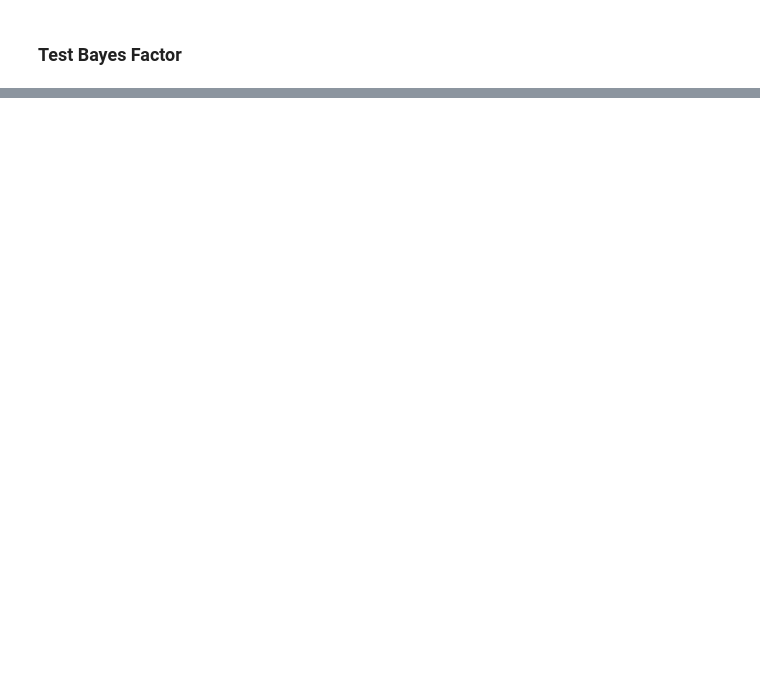
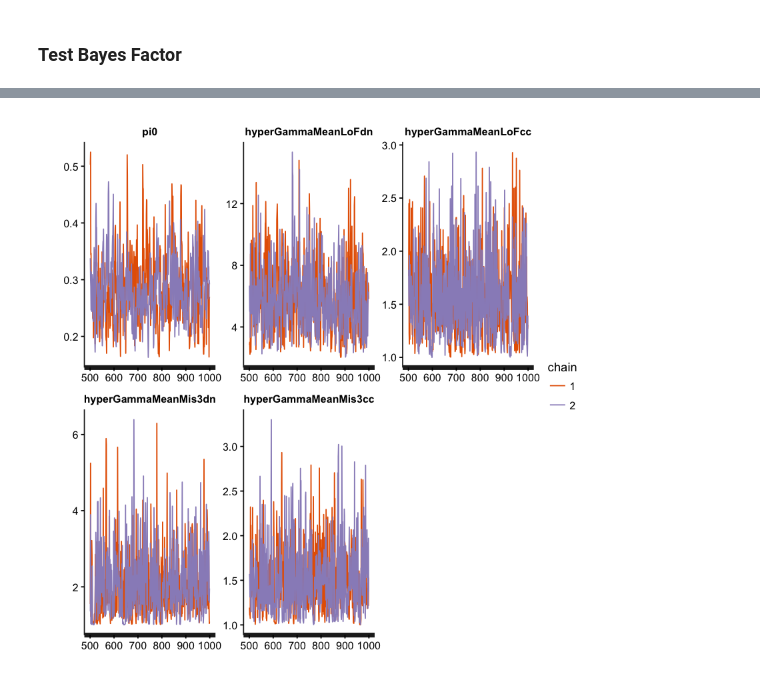
Before and after one commit to hoangtn/extTADA, a Jupyter notebook: Model/test_rstan_for_scz_jan_2016.ipynb, the cells around one changed output, grey strips where cells are left out. Drawn from its saved outputs; the diff is of its cells as text; code cells hidden in the pictures; blank space fills up the shorter version.

```diff
--- a/Model/test_rstan_for_scz_jan_2016.ipynb
+++ b/Model/test_rstan_for_scz_jan_2016.ipynb
@@ -727,0 +846,23 @@ ERROR: Error in -data$BF: invalid argument to unary operator
+# %%
+y.case.lof <- data$case_lof
+y.control.lof <- data$control_lof
+yLoF <- data$dn_lof
+mutLoF <- data$mut_lof
+
+y.case.mis3 <- data$case_missense
+y.control.mis3 <- data$control_missense
+yMis3 <- data$dn_missense
+mutMis3 <- data$mut_missense
+
+mixdataDenovoCC2b <- list(K = 2,
+                         yCaseLoF = y.case.lof, yTotalLoF = y.case.lof + y.control.lof,
+
+                         yCaseMis3 = y.case.mis3, yTotalMis3 = y.case.mis3 + y.control.mis3,
+
+                         yLoFdn = yLoF, mutLoF = mutLoF,
+                         yMis3dn = yMis3, mutMis3 = mutMis3,
+
+                         NN = length(y.case.lof),
+                         Ncase = N$ca, Ncontrol = N$cn, Ntotal = N$ca + N$cn,
+                         Ndn = N$dn,
+                         thetaH0 = N$ca/(N$ca + N$cn))
@@ -727,0 +916,7 @@ ERROR: Error in -data$BF: invalid argument to unary operator
+# %%
+testFitDenovoCC2bb <- stan(model_code = denovoCCBinom22,
+                         data = mixdataDenovoCC2b, iter = 1000, chains = 2,
+                         control = list(adapt_delta = 0.9),
+                         pars = c('pi0',
+                                  'hyperGammaMeanLoFdn', 'hyperGammaMeanLoFcc',
+                                  'hyperGammaMeanMis3dn', 'hyperGammaMeanMis3cc'))
@@ -727,0 +994,5 @@ ERROR: Error in -data$BF: invalid argument to unary operator
+# %%
+
+stan_trace(testFitDenovoCC2bb)
+# %% [output]
+[figure, added]
```
Also changed, not shown: parts of 9 cells of this notebook.
